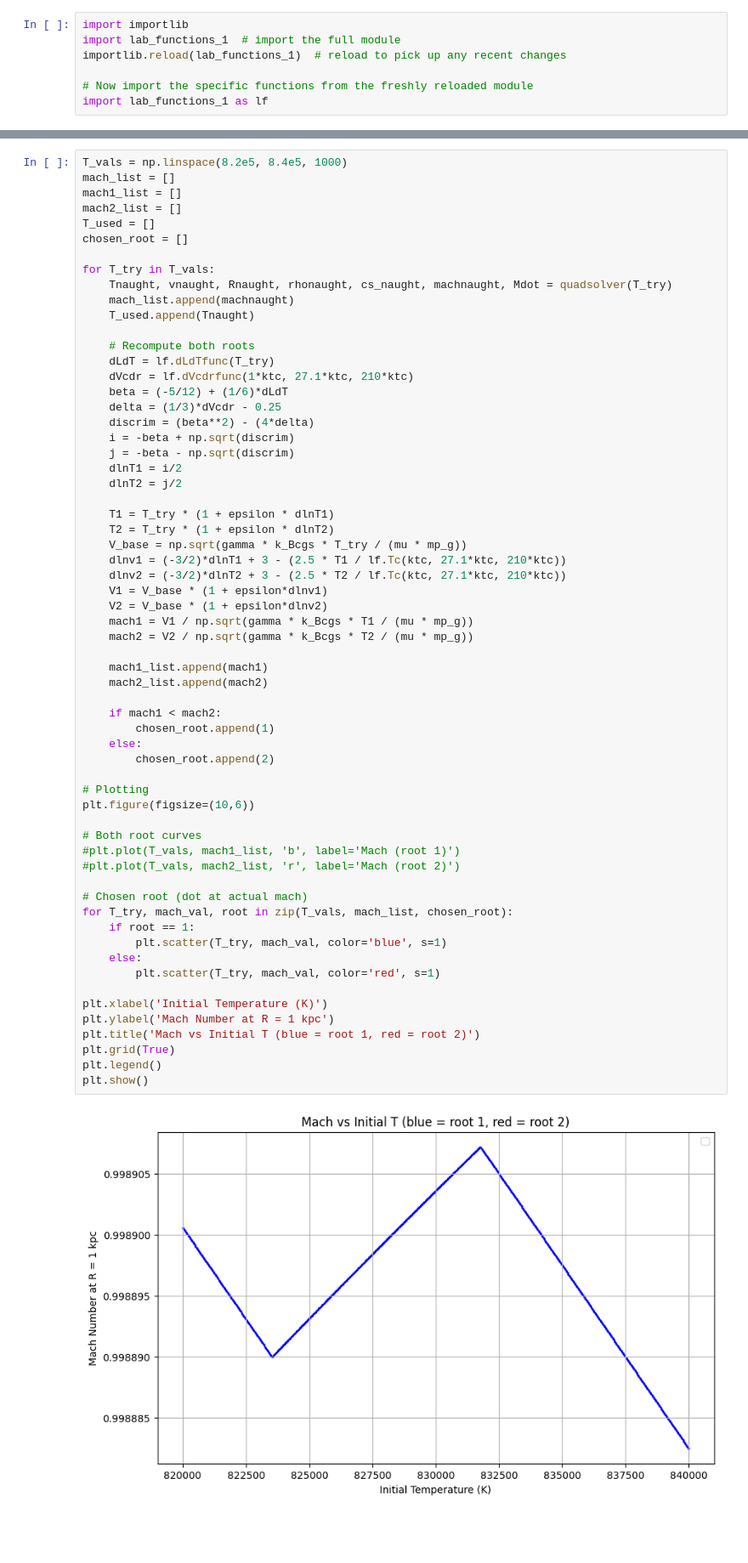
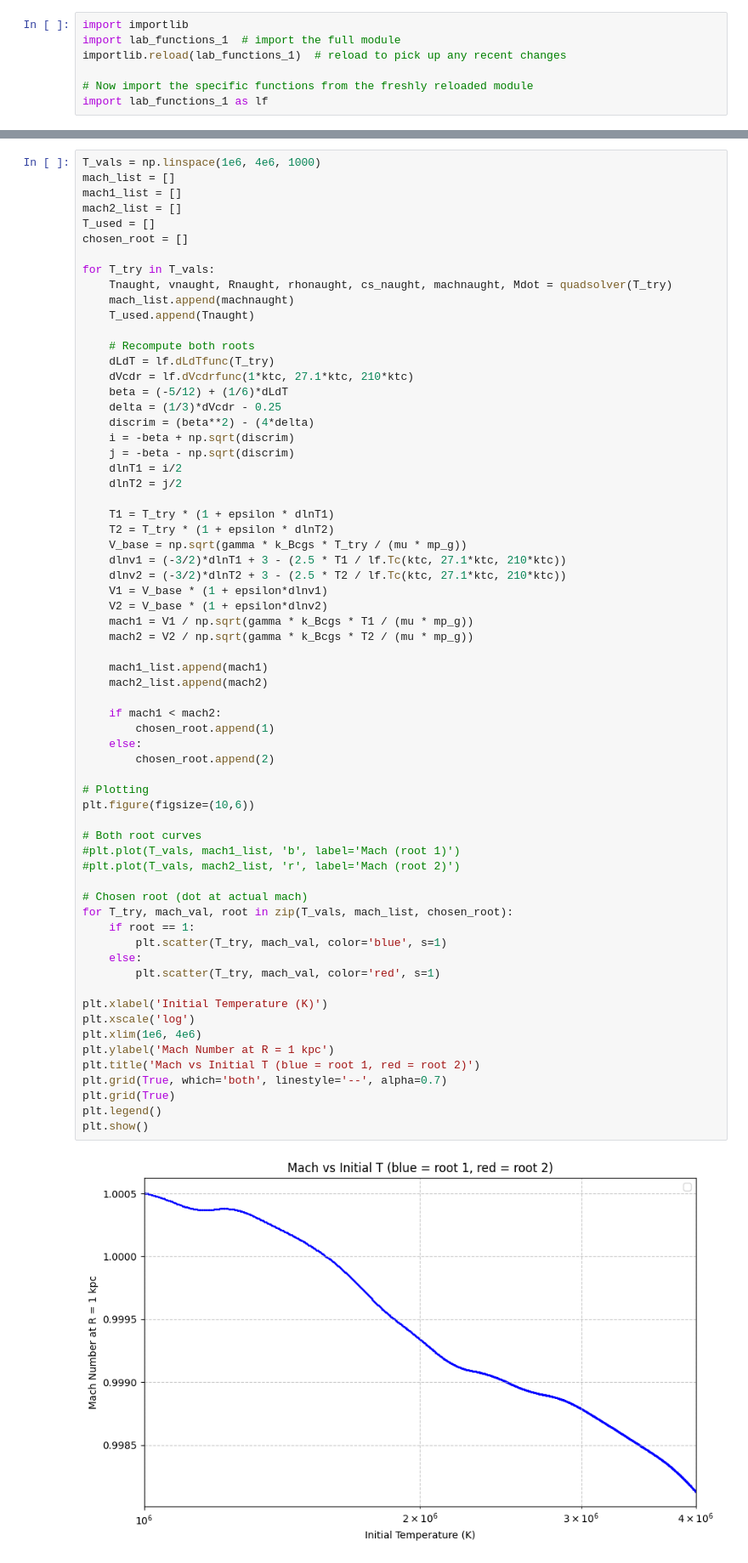
Before and after one commit to Jacob-Evans-007/Summer-2025-Hydrodynamics, a Jupyter notebook: Lab_notebook_1.ipynb, the cells around one changed output, grey strips where cells are left out. Shown: that part at 85% size. Saved outputs shown, nothing was run; the diff lists cells and outputs as text; blank space fills up the shorter version.

```diff
--- a/Lab_notebook_1.ipynb
+++ b/Lab_notebook_1.ipynb
@@ -79,5 +79,5 @@ print(quadsolver(820000))
 # %%
-T_vals = np.linspace(8.2e5, 8.4e5, 1000)
+T_vals = np.linspace(1e6, 4e6, 1000)
 mach_list = []
 mach1_list = []
 mach2_list = []
@@ -112,34 +112,37 @@ for T_try in T_vals:
 
     mach1_list.append(mach1)
     mach2_list.append(mach2)
 
     if mach1 < mach2:
         chosen_root.append(1)
     else:
         chosen_root.append(2)
 
 # Plotting
 plt.figure(figsize=(10,6))
 
 # Both root curves
 #plt.plot(T_vals, mach1_list, 'b', label='Mach (root 1)')
 #plt.plot(T_vals, mach2_list, 'r', label='Mach (root 2)')
 
 # Chosen root (dot at actual mach)
 for T_try, mach_val, root in zip(T_vals, mach_list, chosen_root):
     if root == 1:
         plt.scatter(T_try, mach_val, color='blue', s=1)
     else:
         plt.scatter(T_try, mach_val, color='red', s=1)
 
 plt.xlabel('Initial Temperature (K)')
+plt.xscale('log')
+plt.xlim(1e6, 4e6)
 plt.ylabel('Mach Number at R = 1 kpc')
 plt.title('Mach vs Initial T (blue = root 1, red = root 2)')
+plt.grid(True, which='both', linestyle='--', alpha=0.7)
 plt.grid(True)
 plt.legend()
 plt.show()
 # %% [output]
-[figure, old version]
+[figure, new version]
 # %%
 def vc2grab(r,rs,R):
     vc2 = lf.vcgrab(r, rs,R)**2
```
Also changed, not shown: parts of 12 cells of this notebook.
